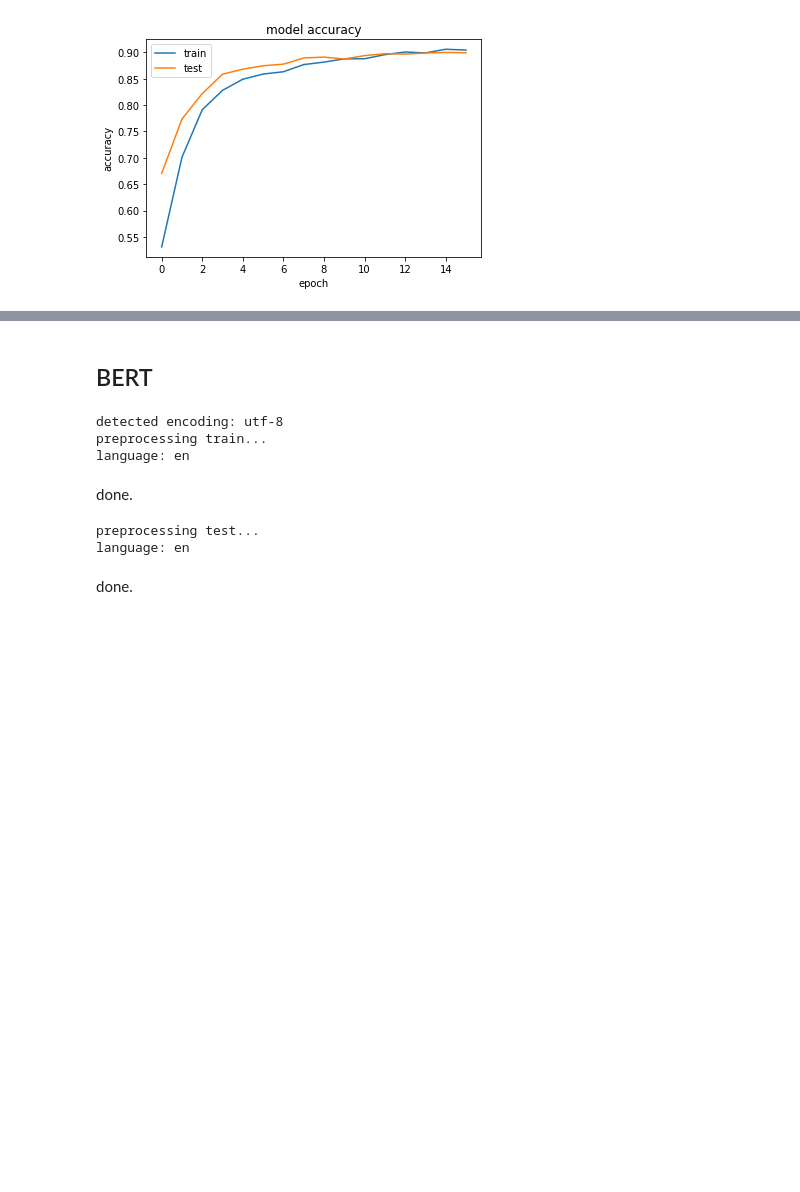
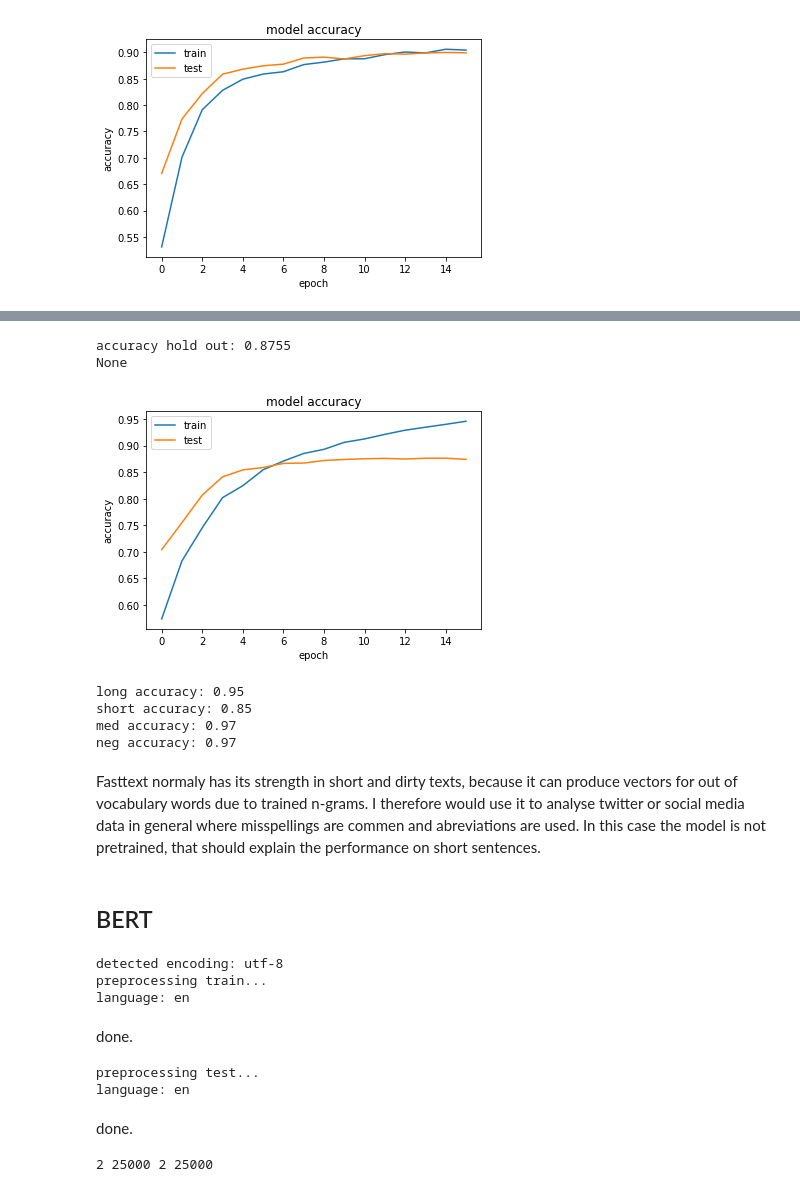
Before and after one commit to ELehmann91/FS1, a Jupyter notebook: Sentiment_IMDB_TFIDF_LSTM_BERT.ipynb, the cells around one changed output, grey strips where cells are left out. Cells and saved outputs as stored; diff of their text form; code cells hidden in the pictures; blank space fills up the shorter version.

```diff
--- a/Sentiment_IMDB_TFIDF_LSTM_BERT.ipynb
+++ b/Sentiment_IMDB_TFIDF_LSTM_BERT.ipynb
@@ -804,0 +940,4 @@ plot_training(hist)
+# %%
+def split_in_words(text):
+  return [([w for w in doc.split()]) for doc in text]
+split_in_words(['I am cool. And you not','second sentence'])
@@ -804,0 +946,6 @@ plot_training(hist)
+# %%
+from gensim.models import FastText
+text_split = split_in_words(texts_prepro)
+model_ted = FastText(size=100, window=7, workers=4,sg=1)
+model_ted.build_vocab(sentences=text_split)
+model_ted.train(sentences=text_split, total_examples=len(text_split), epochs=10)  # train
@@ -804,0 +961,25 @@ plot_training(hist)
+# %%
+keras.backend.clear_session()
+
+dropout_rate=.25
+
+input_imbd_2 = Input(shape = (max_length,), dtype = 'int32')
+embedd_seq_2 = Embedding(vocab_size, embedding_dim, weights = [embedding_matrix], input_length = max_length, trainable = True)(input_imbd_2)
+lstm_layer_2 = Bidirectional(LSTM(16, dropout = dropout_rate, recurrent_dropout = dropout_rate, return_sequences = True ))(embedd_seq_2)
+attention_2 = Attention(max_length)(lstm_layer_2)
+pred_layer_2 = Dense(2, activation = 'softmax', kernel_regularizer=l1_l2(0.001))(attention_2)
+
+model = Model(inputs = [input_imbd_2], outputs = pred_layer_2)
+
+lr = .001
+opt = Adam(lr=lr, decay=lr/100)
+
+model.compile(optimizer = opt, loss = 'categorical_crossentropy', metrics = ['accuracy'])
+print(model.summary())
+
+early_stopping = EarlyStopping(patience = 4)
+
+hist = model.fit(x = X_train_pad, y = y_train_enc,\
+                 validation_data = (X_test_pad, y_test_enc), \
+                 epochs = 50, batch_size = 2096, shuffle = True, \
+                 callbacks = [early_stopping])
@@ -805,3 +1004,19 @@ plot_training(hist)
+# %%
+print(final_score(model,True))
+plot_training(hist)
+# %% [output]
+accuracy hold out: 0.8755
+None
+[figure, added]
+# %%
+test_sentences_fct(model,269,True)
+# %% [output]
+long accuracy: 0.95
+short accuracy: 0.85
+med accuracy: 0.97
+neg accuracy: 0.97
+# %% [markdown]
+Fasttext normaly has its strength in short and dirty texts, because it can produce vectors for out of vocabulary words due to trained n-grams. I therefore would use it to analyse twitter or social media data in general where misspellings are commen and abreviations are used. In this case the model is not pretrained, that should explain the performance on short sentences.
 # %% [markdown]
 ## BERT
 # %%
@@ -810,10 +1025,11 @@ plot_training(hist)
 import ktrain
 from ktrain import text as txt
 # %%
-(x_train, y_train), (x_test, y_test), preproc = txt.texts_from_folder('aclImdb', maxlen=269,
+(x_train, y_train), (x_test, y_test), preproc = txt.texts_from_folder('aclImdb', maxlen=500,
                                                                      preprocess_mode='bert',
                                                                      train_test_names=['train', 'test'],
                                                                      classes=['pos', 'neg'])
+print(len(x_train), len(y_train),len(x_test), len(y_test))
 # %% [output]
 detected encoding: utf-8
 preprocessing train...
@@ -822,3 +1038,4 @@ done.
 preprocessing test...
 language: en
 done.
+2 25000 2 25000
```
Also changed, not shown: parts of 73 cells of this notebook.
